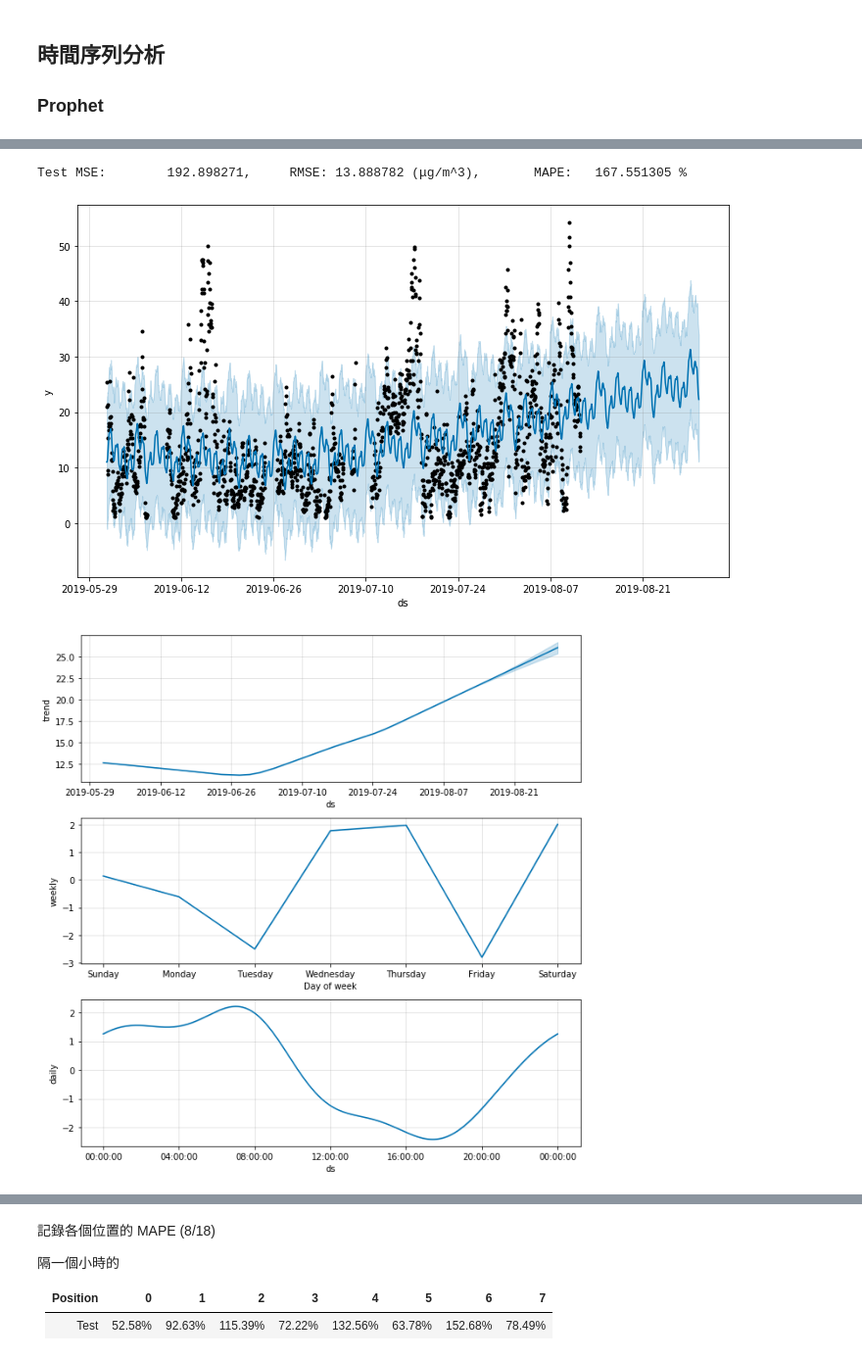
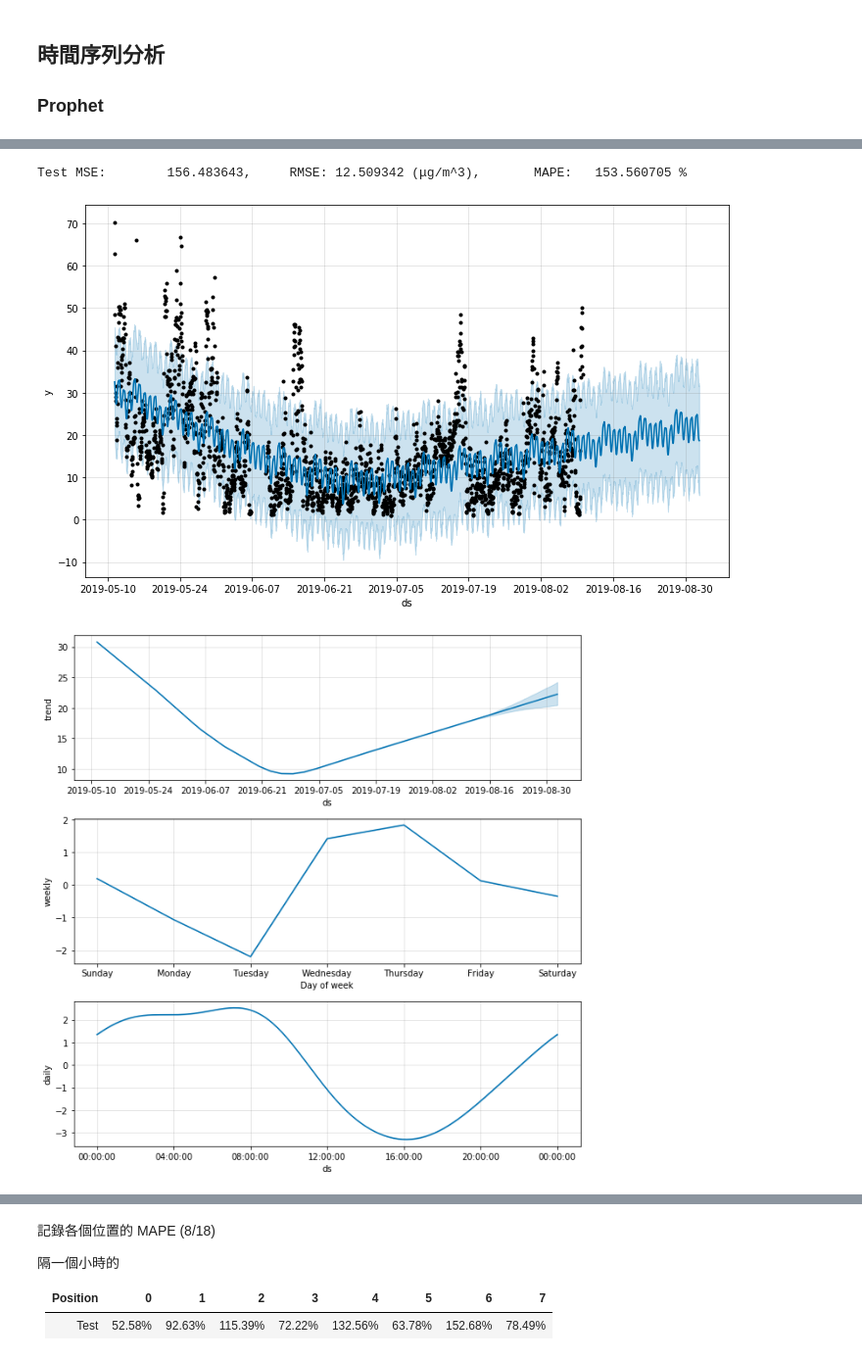
Before and after one commit to kevin110604/pm2.5_training, a Jupyter notebook: pm2.5_training_model.ipynb, the cells around one changed output, grey strips where cells are left out. Shown at 98% size. Saved outputs shown, nothing was run; the diff lists cells and outputs as text; code cells hidden in the pictures.

```diff
--- a/pm2.5_training_model.ipynb
+++ b/pm2.5_training_model.ipynb
@@ -707,7 +520,7 @@ from fbprophet import Prophet
 # %%
 def predict_prophet(pos):
     # Load data
-    data3 = get_data_by_pos(pos)
+    data3 = helper.get_data_by_pos(pos)
     df3 = pd.DataFrame(data3)
     # Input time
     if pos == 2:
@@ -829,25 +642,25 @@ def predict_prophet(pos):
     plt.grid()
     plt.show()
 # %%
-predict_prophet(1)
+predict_prophet(5)
 # %% [output]
 A value is trying to be set on a copy of a slice from a DataFrame.
 Try using .loc[row_indexer,col_indexer] = value instead
 
 See the caveats in the documentation: http://pandas.pydata.org/pandas-docs/stable/indexing.html#indexing-view-versus-copy
 
 
 
 A value is trying to be set on a copy of a slice from a DataFrame.
 Try using .loc[row_indexer,col_indexer] = value instead
 
 See the caveats in the documentation: http://pandas.pydata.org/pandas-docs/stable/indexing.html#indexing-view-versus-copy
 
 ... (23 lines left out)
 A value is trying to be set on a copy of a slice from a DataFrame.
 Try using .loc[row_indexer,col_indexer] = value instead
 
 See the caveats in the documentation: http://pandas.pydata.org/pandas-docs/stable/indexing.html#indexing-view-versus-copy
-Test MSE:        192.898271,     RMSE: 13.888782 (μg/m^3),       MAPE:   167.551305 %
+Test MSE:        156.483643,     RMSE: 12.509342 (μg/m^3),       MAPE:   153.560705 %
-[figure, old version]
+[figure, new version]
-[figure, old version]
+[figure, new version]
```
Also changed, not shown: parts of 15 cells of this notebook, 2 other files.
